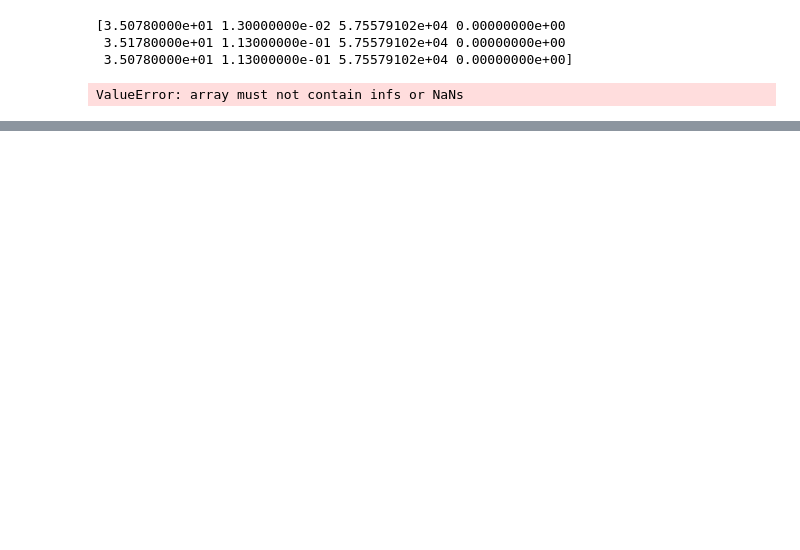
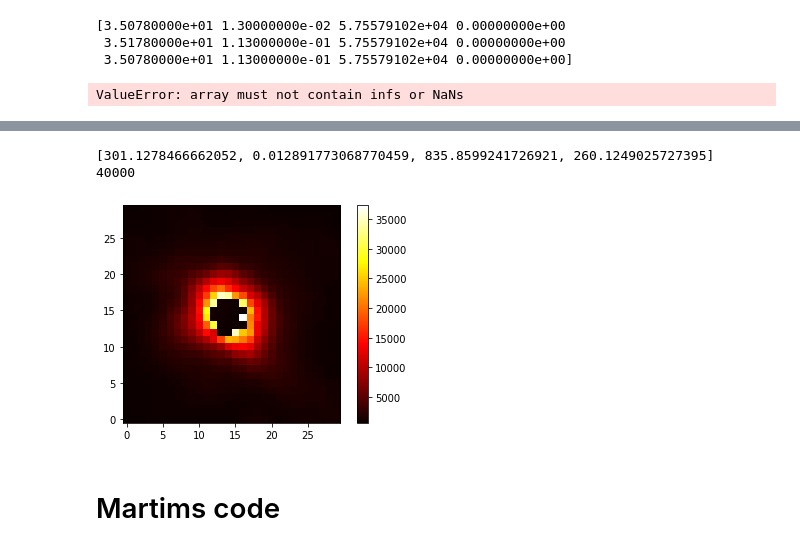
Before and after one commit to martimmcdc/2d-gaussian-fitting, a Jupyter notebook: Hub_Saturated_Code.ipynb, the cells around one changed output, grey strips where cells are left out. Cells and saved outputs as stored; diff of their text form; code cells hidden in the pictures; blank space fills up the shorter version.

```diff
--- a/Hub_Saturated_Code.ipynb
+++ b/Hub_Saturated_Code.ipynb
@@ -151,7 +157,7 @@ import matplotlib.pyplot as plt
 from scipy.optimize import curve_fit
 
 def gaussian2D(points,mx,my,N,C):
-	FWHM = 0.5                              #FWHM value ?
+	FWHM = 0.18                              #FWHM value ?
 	sig = FWHM /(2*np.sqrt(2*np.log(2)))
 	a = 1/(2*sig**2)
 	"""
@@ -184,7 +190,7 @@ def simulate(N):
 	y = np.linspace(-1,1,N)
 	grid = np.meshgrid(x,y)
 	noise = np.random.normal(0,0.0005,size=(N,N))
-	image = gaussian2D(grid,0,0,0.35,0)#+gaussian2D(grid,0.8,1,0.5,0)
+	image = gaussian2D(grid,0,0,0.35,0)
 	return grid,image#+noise
 
 def fit1(grid,data,sat,peaks=1):
@@ -197,10 +203,12 @@ def fit1(grid,data,sat,peaks=1):
 	Nx,Ny = data.shape # number of points in x and y axes
 	X,Y = grid # index grid
 
+	#grid_step =
+	desvio = np.array([0,0,0,0]) #arbitrary guess
 	mu_x = np.round(X[sat].mean(),3)
 	mu_y = np.round(Y[sat].mean(),3)
 	N,C = data.max(),data.min()
-	guess_params = np.array([mu_x,mu_y,N,C])
+	guess_params = np.array([mu_x,mu_y,N,C]) #+desvio
 
 	fit_x = np.empty([2,Ndata],float)
 	fit_data = np.empty(Ndata,float)
@@ -221,8 +229,10 @@ def fit1(grid,data,sat,peaks=1):
 	image[sat==False] = data[sat==False]
 	return image
 
+#leave it for now
+"""
 if __name__ == '__main__':
-	Npoints=10
+	Npoints=200
 	grid,data = simulate(Npoints)
 	sat = np.zeros(data.shape,bool)
 	sat[data>np.max(data)*0.2] = True
@@ -258,4 +268,6 @@ if __name__ == '__main__':
 	#z = gaussian2Dmult(grid,mux1,muy1,ax1,ay1,N1,C1,mux2,muy2,ax2,ay2,N2,C2,mux3,muy3,ax3,ay3,N3,C3)
 	#plt.imshow(z,origin='lower')
 	#plt.show()
+    """
+print(1+1) #ye so that up there doesnt show up
 # %% [output]
@@ -734,0 +786,14 @@ ValueError: array must not contain infs or NaNs
+# %%
+
+fixed= fit1(grid,data,sat_area)
+#print(fixed[95:105,95:105])
+plt.imshow(fixed[85:115,85:115],origin="bottom")
+plt.hot()
+plt.colorbar()
+#print(np.count_nonzero(fixed))
+# %% [output]
+[301.1278466662052, 0.012891773068770459, 835.8599241726921, 260.1249025727395]
+40000
+[figure, added]
+# %% [markdown]
+# Martims code
```
Also changed, not shown: parts of 10 cells of this notebook.
